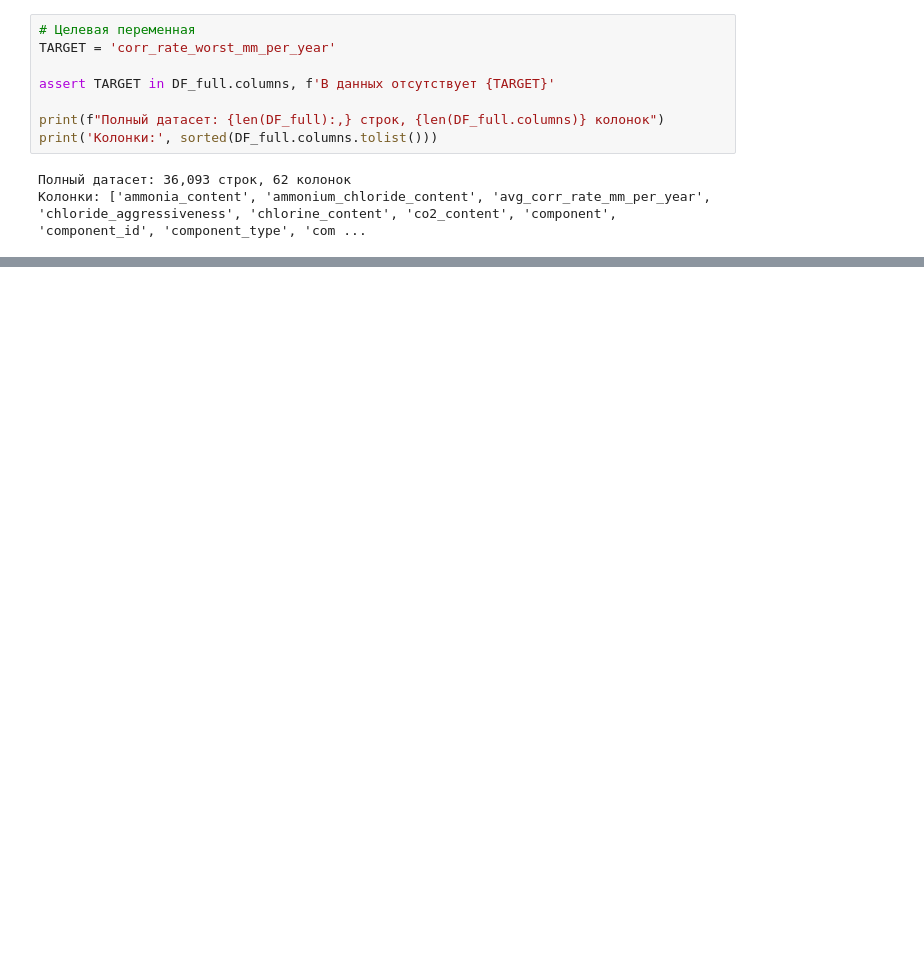
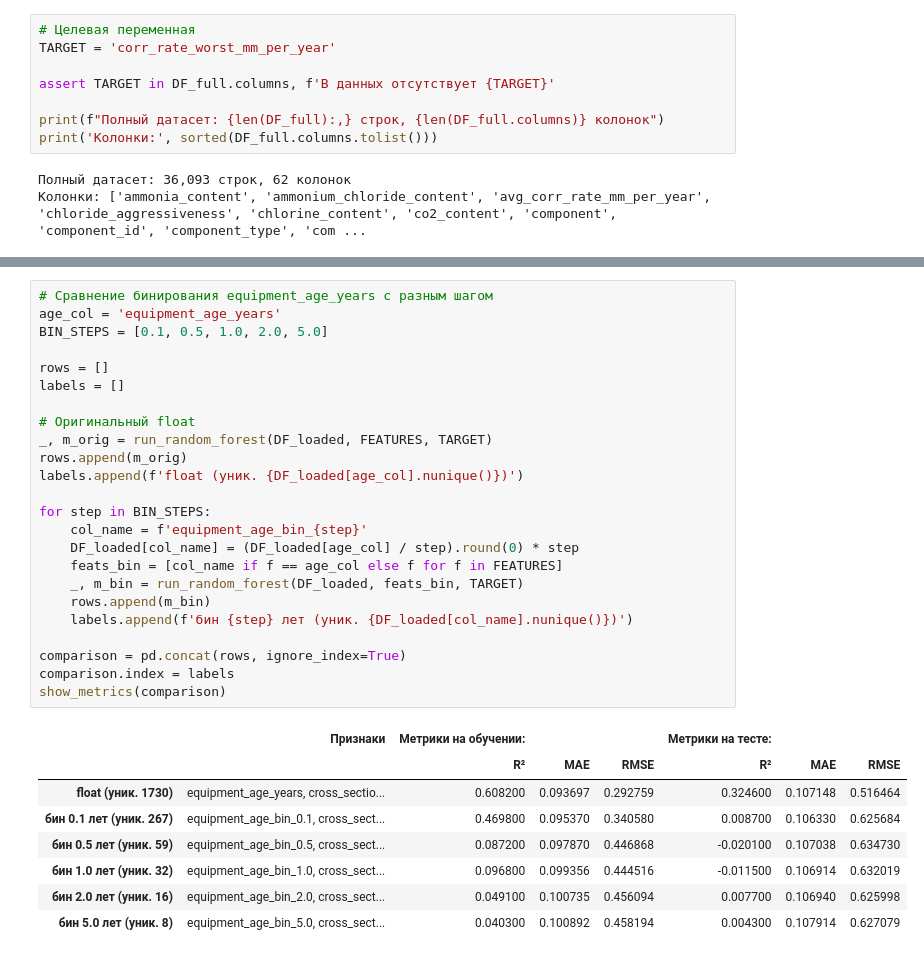
Before and after one commit to Kosyakin/corrosion_analysis_project, a Jupyter notebook: PythonMLExperiments/1_corr_analysis/случайный лес.ipynb, the cells around one changed output, grey strips where cells are left out. Drawn from its saved outputs; the diff is of its cells as text; blank space fills up the shorter version.

```diff
--- a/PythonMLExperiments/1_corr_analysis/случайный лес.ipynb
+++ b/PythonMLExperiments/1_corr_analysis/случайный лес.ipynb
@@ -177,0 +174,33 @@ underdeposit_corrosion_index  0.097057
+# %%
+# Сравнение бинирования equipment_age_years с разным шагом
+age_col = 'equipment_age_years'
+BIN_STEPS = [0.1, 0.5, 1.0, 2.0, 5.0]
+
+rows = []
+labels = []
+
+# Оригинальный float
+_, m_orig = run_random_forest(DF_loaded, FEATURES, TARGET)
+rows.append(m_orig)
+labels.append(f'float (уник. {DF_loaded[age_col].nunique()})')
+
+for step in BIN_STEPS:
+    col_name = f'equipment_age_bin_{step}'
+    DF_loaded[col_name] = (DF_loaded[age_col] / step).round(0) * step
+    feats_bin = [col_name if f == age_col else f for f in FEATURES]
+    _, m_bin = run_random_forest(DF_loaded, feats_bin, TARGET)
+    rows.append(m_bin)
+    labels.append(f'бин {step} лет (уник. {DF_loaded[col_name].nunique()})')
+
+comparison = pd.concat(rows, ignore_index=True)
+comparison.index = labels
+show_metrics(comparison)
+# %% [output]
+|  | Признаки | Метрики на обучении: |  |  | Метрики на тесте: |  |  |
+|  |  | R² | MAE | RMSE | R² | MAE | RMSE |
+| float (уник. 1730) | equipment_age_years, cross_sectio... | 0.608200 | 0.093697 | 0.292759 | 0.324600 | 0.107148 | 0.516464 |
+| бин 0.1 лет (уник. 267) | equipment_age_bin_0.1, cross_sect... | 0.469800 | 0.095370 | 0.340580 | 0.008700 | 0.106330 | 0.625684 |
+| бин 0.5 лет (уник. 59) | equipment_age_bin_0.5, cross_sect... | 0.087200 | 0.097870 | 0.446868 | -0.020100 | 0.107038 | 0.634730 |
+| бин 1.0 лет (уник. 32) | equipment_age_bin_1.0, cross_sect... | 0.096800 | 0.099356 | 0.444516 | -0.011500 | 0.106914 | 0.632019 |
+| бин 2.0 лет (уник. 16) | equipment_age_bin_2.0, cross_sect... | 0.049100 | 0.100735 | 0.456094 | 0.007700 | 0.106940 | 0.625998 |
+| бин 5.0 лет (уник. 8) | equipment_age_bin_5.0, cross_sect... | 0.040300 | 0.100892 | 0.458194 | 0.004300 | 0.107914 | 0.627079 |
```
Also changed, not shown: parts of 15 cells of this notebook, 1 other file.
